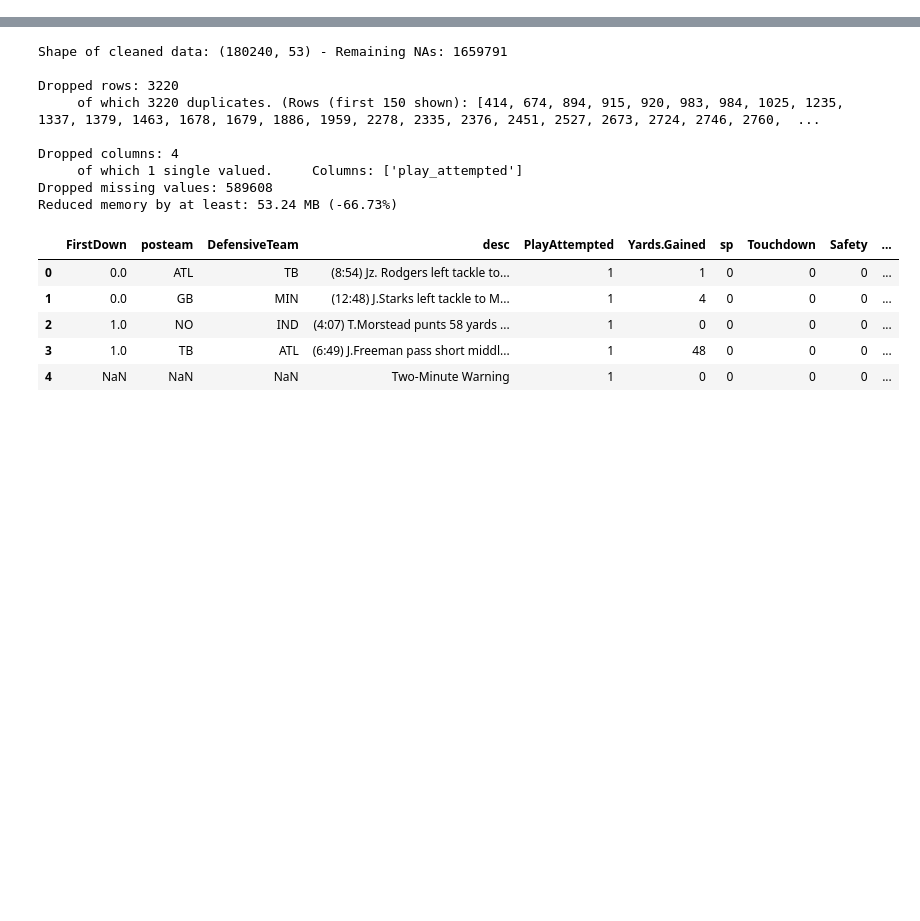
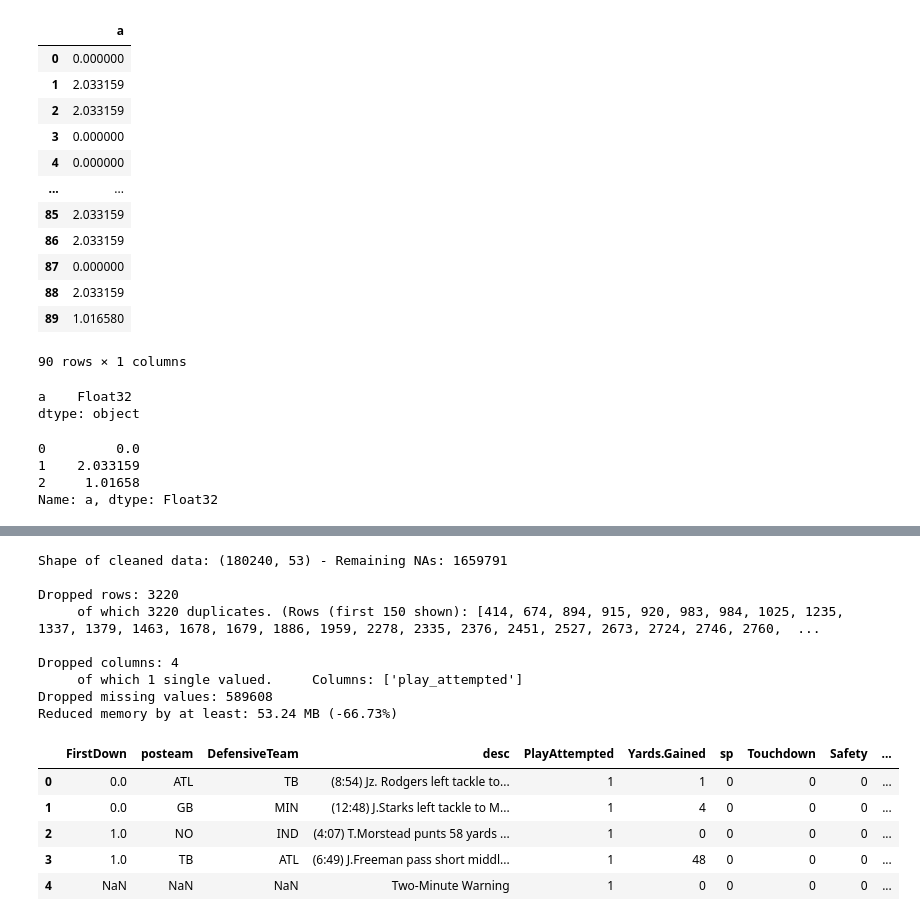
Before and after one commit to akanz1/klib, a Jupyter notebook: examples/klib-plots.ipynb, the cells around one changed output, grey strips where cells are left out. Cells and saved outputs as stored; diff of their text form; code cells hidden in the pictures; blank space fills up the shorter version.

```diff
--- a/examples/klib-plots.ipynb
+++ b/examples/klib-plots.ipynb
@@ -6,0 +342,28 @@ print(klib.__version__)
+# %%
+convert_datatypes(df)
+# %% [output]
+|  | a |
+| 0 | 0.000000 |
+| 1 | 2.033159 |
+| 2 | 2.033159 |
+| 3 | 0.000000 |
+| 4 | 0.000000 |
+| ... | ... |
+| 85 | 2.033159 |
+| 86 | 2.033159 |
+| 87 | 0.000000 |
+| 88 | 2.033159 |
+| 89 | 1.016580 |
+90 rows × 1 columns
+# %%
+df_cleaned.dtypes
+# %% [output]
+a    Float32
+dtype: object
+# %%
+df_cleaned.a
+# %% [output]
+0         0.0
+1    2.033159
+2     1.01658
+Name: a, dtype: Float32
```
Also changed, not shown: parts of 11 cells of this notebook, 21 other files.
